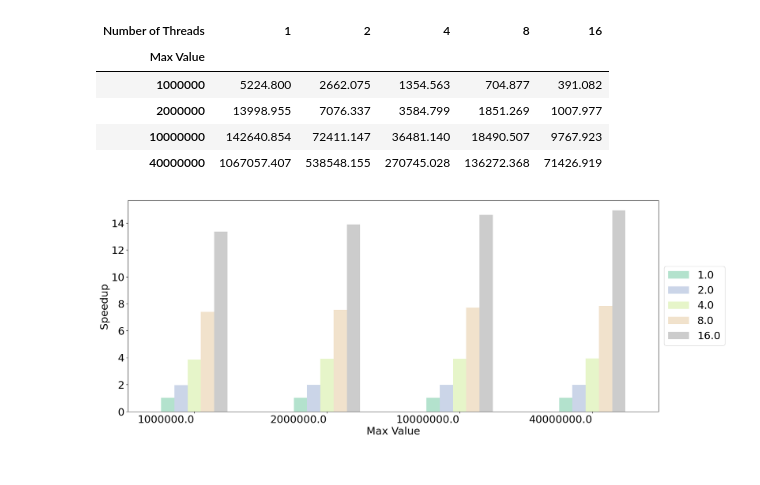
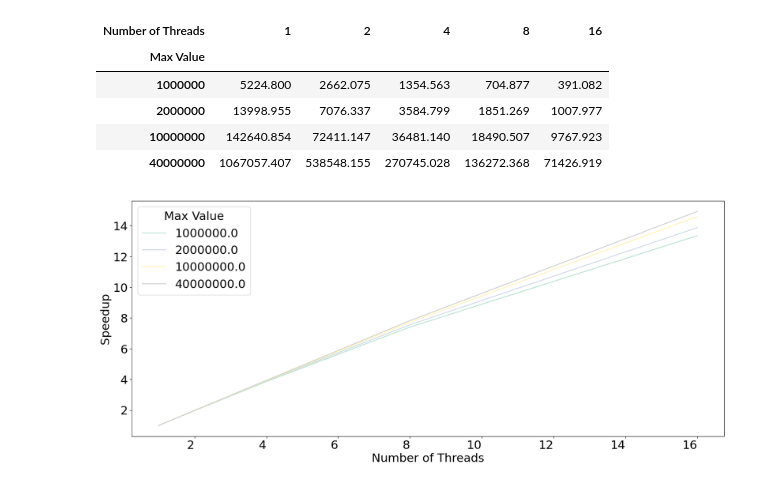
Before and after one commit to szogabaha/parallel2, a Jupyter notebook: ex2/statistics_for_ex2.ipynb, the cells around one changed output. Saved outputs shown, nothing was run; the diff lists cells and outputs as text; code cells hidden in the pictures.

Commit message:
replace barchart with line

```diff
--- a/ex2/statistics_for_ex2.ipynb
+++ b/ex2/statistics_for_ex2.ipynb
@@ -49,6 +49,6 @@ for max in [1000000, 2000000, 10000000, 40000000]:
     for i, record in stdout[(stdout[MAX_VALUE] == max)].iterrows():
         speedups = speedups.append({NTHREADS: record[NTHREADS], MAX_VALUE: max, SPEEDUP: t1 / record[EXC_TIME]}, ignore_index=True)
 
-data = speedups.pivot(MAX_VALUE, NTHREADS, SPEEDUP)
+data = speedups.pivot(NTHREADS, MAX_VALUE, SPEEDUP)
 data
 # %% [output]
@@ -71,11 +72,11 @@ stdpivot
 # %%
 plt.rcParams['figure.figsize'] = [20, 8]
 plt.rcParams.update({'font.size': 22})
 
-ax = data.plot(kind='bar', colormap="Pastel2")
+ax = data.plot(kind='line', colormap="Pastel2")
 ax.set_ylabel("Speedup")
 plt.xticks(rotation=0, ha='right')
-plt.legend(loc='center left', bbox_to_anchor=(1.0, 0.5))
+#plt.legend(loc='center left', bbox_to_anchor=(1.0, 0.5))
 plt.savefig("performance_visualisation.png", bbox_inches='tight')
 # %% [output]
-[figure, old version]
+[figure, new version]
```
Also changed, not shown: parts of 1 cell of this notebook, 1 other file.
